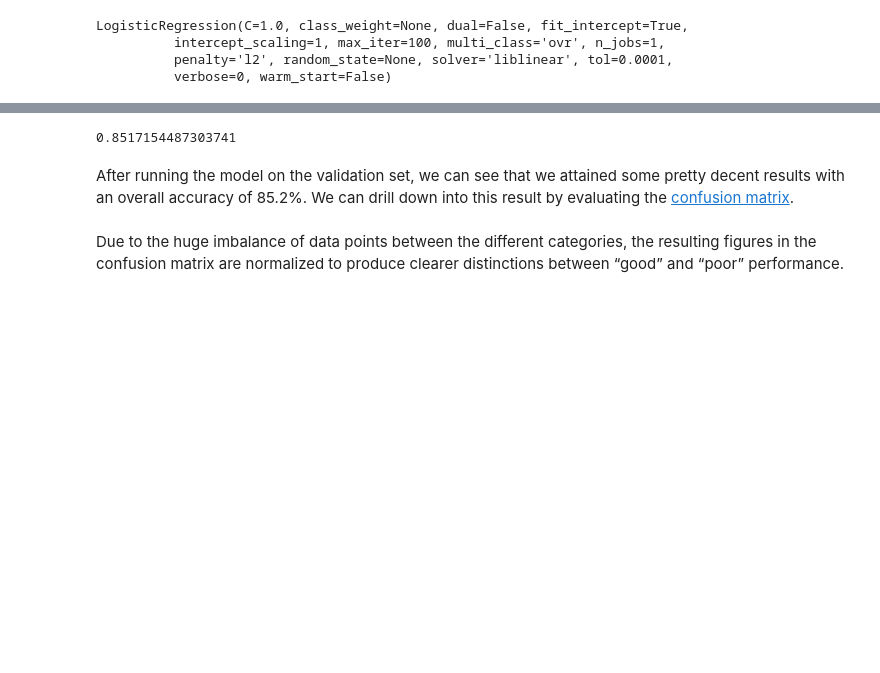
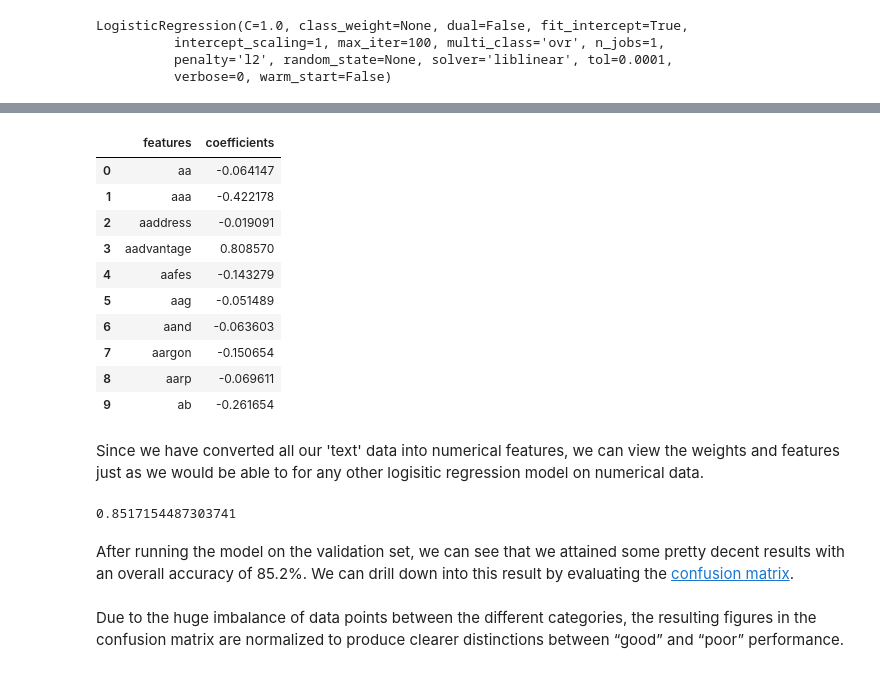
Before and after one commit to jtsw1990/nlp_article, a Jupyter notebook: textClassificationEntry.ipynb, the cells around one changed output, grey strips where cells are left out. Saved outputs shown, nothing was run; the diff lists cells and outputs as text; code cells hidden in the pictures; blank space fills up the shorter version.

```diff
--- a/textClassificationEntry.ipynb
+++ b/textClassificationEntry.ipynb
@@ -192,3 +193,21 @@ LogisticRegression(C=1.0, class_weight=None, dual=False, fit_intercept=True,
+# %%
+coefficients = pd.DataFrame(dict(zip(tfidf_df.columns,lr_classifier.coef_[0])),index = [0]).T.reset_index()
+coefficients.columns = ['features', 'coefficients']
+coefficients.head(10)
+# %% [output]
+|  | features | coefficients |
+| 0 | aa | -0.064147 |
+| 1 | aaa | -0.422178 |
+| 2 | aaddress | -0.019091 |
+| 3 | aadvantage | 0.808570 |
+| 4 | aafes | -0.143279 |
+| 5 | aag | -0.051489 |
+| 6 | aand | -0.063603 |
+| 7 | aargon | -0.150654 |
+| 8 | aarp | -0.069611 |
+| 9 | ab | -0.261654 |
+# %% [markdown]
+Since we have converted all our 'text' data into numerical features, we can view the weights and features just as we would be able to for any other logisitic regression model on numerical data.
 # %%
 pred = lr_classifier.predict(tfidf_test)
 score = metrics.accuracy_score(y_test, pred)
```
Also changed, not shown: parts of 4 cells of this notebook.
